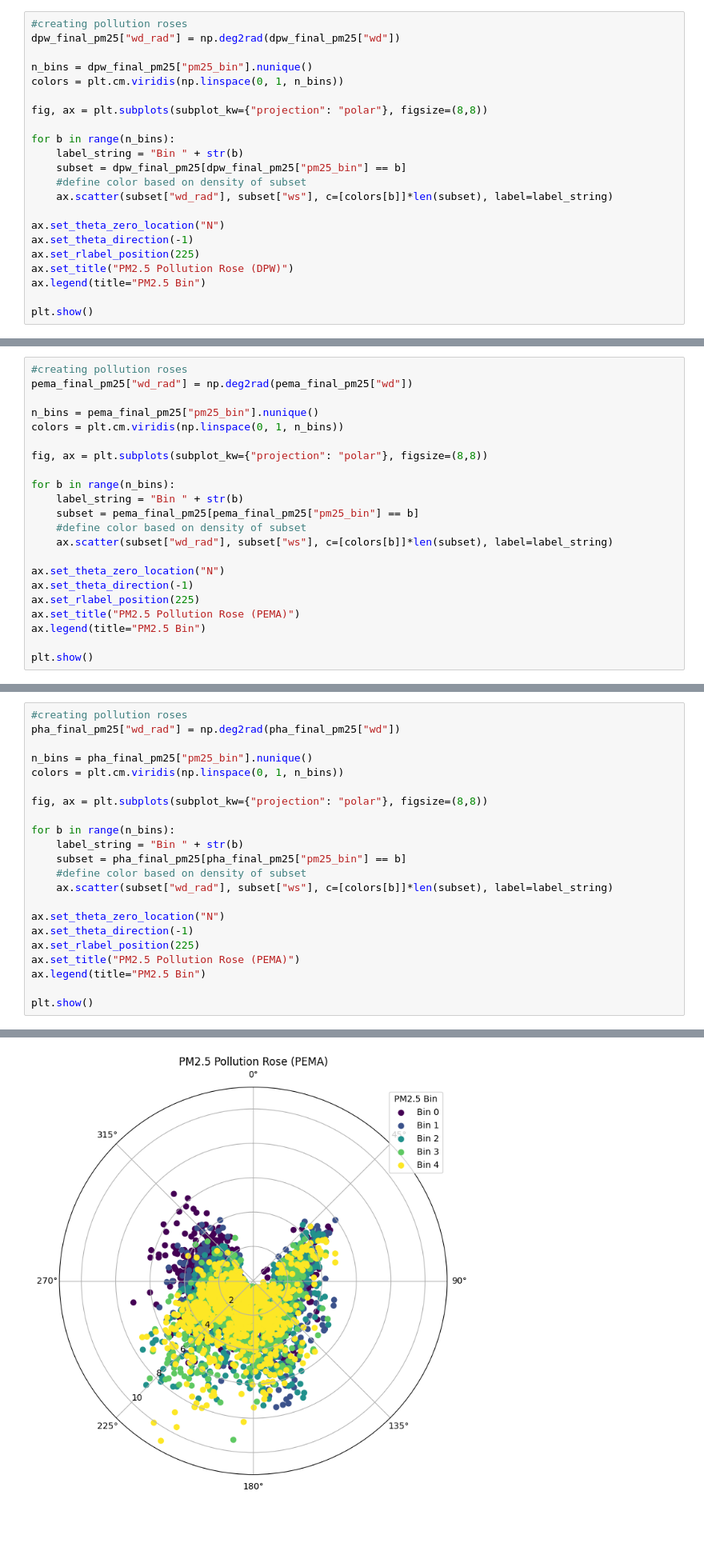
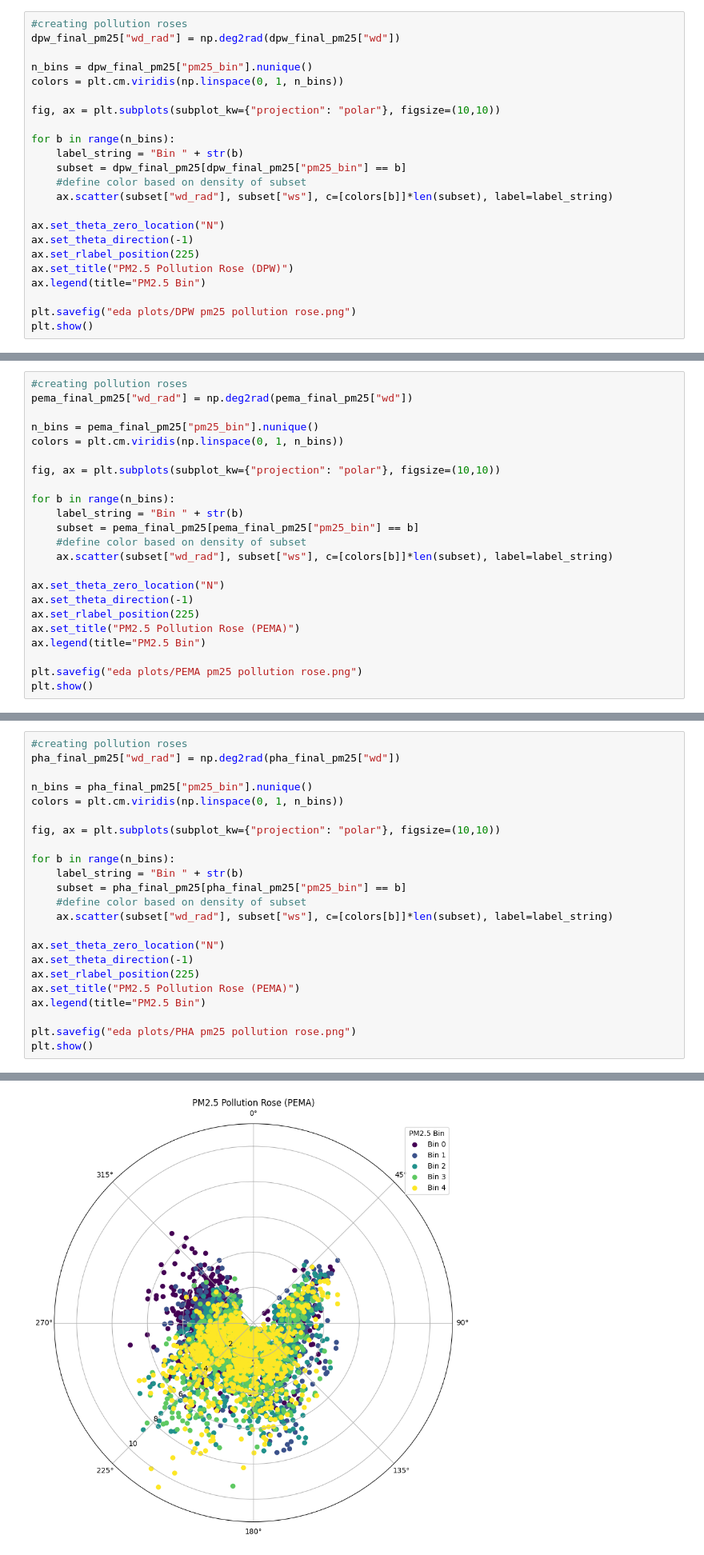
Before and after one commit to jacklardner/wind-pm-analysis, a Jupyter notebook: data cleaning.ipynb, the cells around one changed output, grey strips where cells are left out. Shown at 80% size. Drawn from its saved outputs; the diff is of its cells as text; blank space fills up the shorter version.

```diff
--- a/data cleaning.ipynb
+++ b/data cleaning.ipynb
@@ -132,7 +132,7 @@ dpw_final_pm25["wd_rad"] = np.deg2rad(dpw_final_pm25["wd"])
 n_bins = dpw_final_pm25["pm25_bin"].nunique()
 colors = plt.cm.viridis(np.linspace(0, 1, n_bins))
 
-fig, ax = plt.subplots(subplot_kw={"projection": "polar"}, figsize=(8,8))
+fig, ax = plt.subplots(subplot_kw={"projection": "polar"}, figsize=(10,10))
 
 for b in range(n_bins):
     label_string = "Bin " + str(b)
@@ -146,6 +146,7 @@ ax.set_rlabel_position(225)
 ax.set_title("PM2.5 Pollution Rose (DPW)")
 ax.legend(title="PM2.5 Bin")
 
+plt.savefig("eda plots/DPW pm25 pollution rose.png")
 plt.show()
 # %% [output]
 A value is trying to be set on a copy of a slice from a DataFrame.
@@ -250,7 +251,7 @@ pema_final_pm25["wd_rad"] = np.deg2rad(pema_final_pm25["wd"])
 n_bins = pema_final_pm25["pm25_bin"].nunique()
 colors = plt.cm.viridis(np.linspace(0, 1, n_bins))
 
-fig, ax = plt.subplots(subplot_kw={"projection": "polar"}, figsize=(8,8))
+fig, ax = plt.subplots(subplot_kw={"projection": "polar"}, figsize=(10,10))
 
 for b in range(n_bins):
     label_string = "Bin " + str(b)
@@ -264,6 +265,7 @@ ax.set_rlabel_position(225)
 ax.set_title("PM2.5 Pollution Rose (PEMA)")
 ax.legend(title="PM2.5 Bin")
 
+plt.savefig("eda plots/PEMA pm25 pollution rose.png")
 plt.show()
 # %% [output]
 A value is trying to be set on a copy of a slice from a DataFrame.
@@ -364,29 +366,30 @@ pha_final_pm25.to_csv("final PM data/ph_final_pm25.csv")
 # %%
 #creating pollution roses
 pha_final_pm25["wd_rad"] = np.deg2rad(pha_final_pm25["wd"])
 
 n_bins = pha_final_pm25["pm25_bin"].nunique()
 colors = plt.cm.viridis(np.linspace(0, 1, n_bins))
 
-fig, ax = plt.subplots(subplot_kw={"projection": "polar"}, figsize=(8,8))
+fig, ax = plt.subplots(subplot_kw={"projection": "polar"}, figsize=(10,10))
 
 for b in range(n_bins):
     label_string = "Bin " + str(b)
     subset = pha_final_pm25[pha_final_pm25["pm25_bin"] == b]
     #define color based on density of subset
     ax.scatter(subset["wd_rad"], subset["ws"], c=[colors[b]]*len(subset), label=label_string)
 
 ax.set_theta_zero_location("N")
 ax.set_theta_direction(-1)
 ax.set_rlabel_position(225)
 ax.set_title("PM2.5 Pollution Rose (PEMA)")
 ax.legend(title="PM2.5 Bin")
 
+plt.savefig("eda plots/PHA pm25 pollution rose.png")
 plt.show()
 # %% [output]
 A value is trying to be set on a copy of a slice from a DataFrame.
 Try using .loc[row_indexer,col_indexer] = value instead
 
 See the caveats in the documentation: https://pandas.pydata.org/pandas-docs/stable/user_guide/indexing.html#returning-a-view-versus-a-copy
   pha_final_pm25["wd_rad"] = np.deg2rad(pha_final_pm25["wd"])
-[figure, old version]
+[figure, new version]
```
Also changed, not shown: parts of 6 cells of this notebook, 42 other files.
